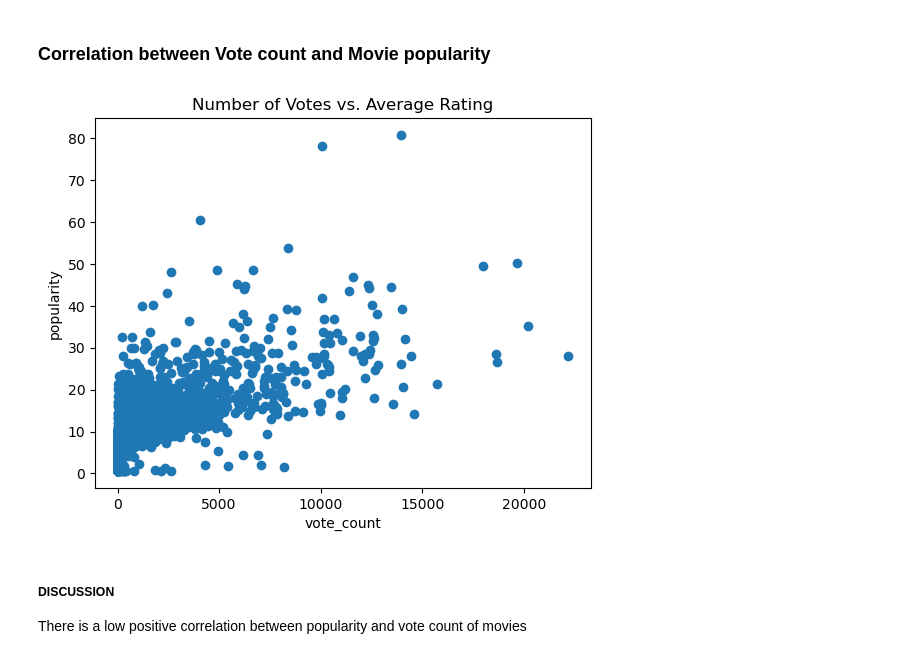
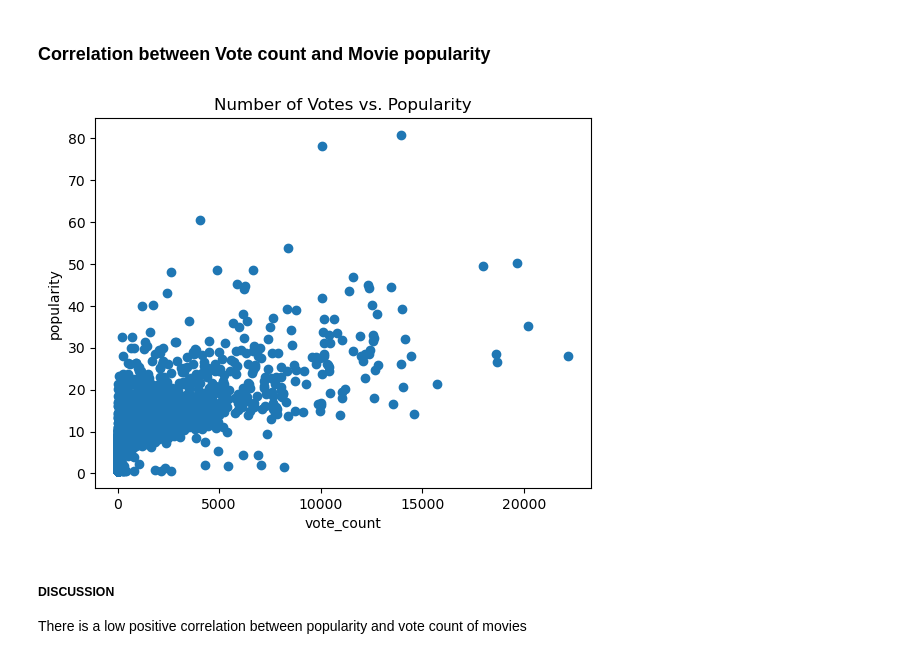
Before and after one commit to Isaac-Munyaka/Phase-1-project, a Jupyter notebook: student.ipynb, the cells around one changed output. Drawn from its saved outputs; the diff is of its cells as text; code cells hidden in the pictures.

```diff
--- a/student.ipynb
+++ b/student.ipynb
@@ -451,16 +451,16 @@ Text(0.5, 1.0, 'Top 10 popular movies')
 # %%
 # plotting a scatter plot
 plt.scatter(tmdb_df["vote_count"], tmdb_df["popularity"])
 
 # Add axis labels and a title to the plot
 plt.ylabel("popularity")
 plt.xlabel("vote_count")
-plt.title("Number of Votes vs. Average Rating")
+plt.title("Number of Votes vs. Popularity")
 
 # Show the plot
 plt.show()
 # %% [output]
-[figure, old version]
+[figure, new version]
 # %% [markdown]
 ##### DISCUSSION
 
```
